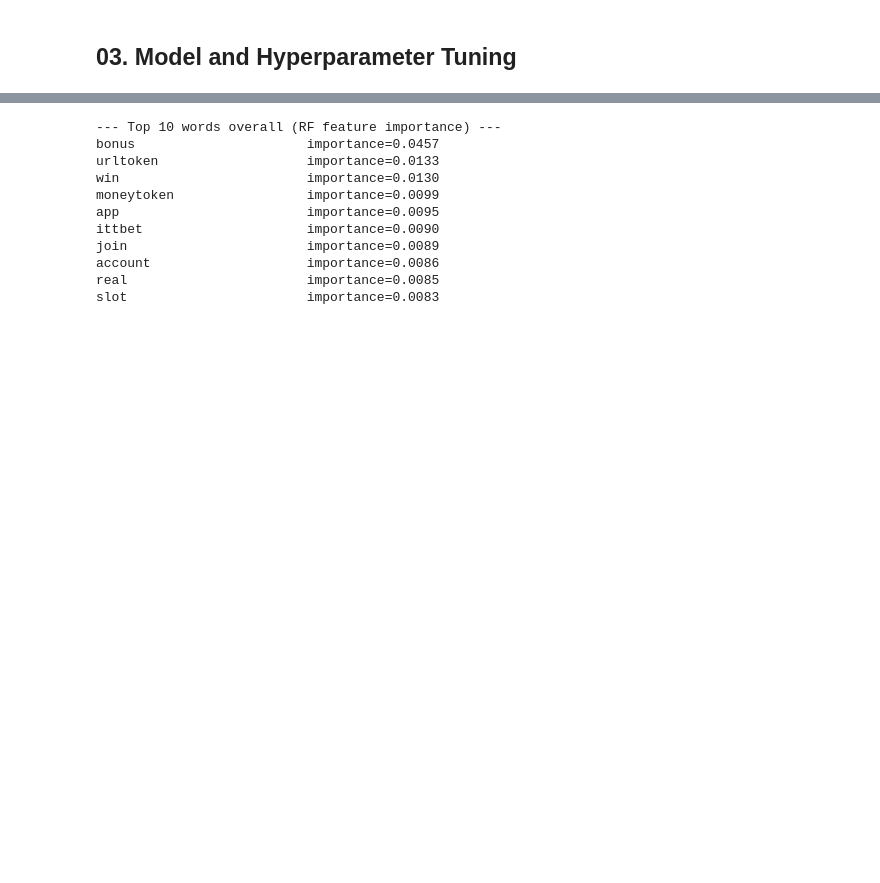
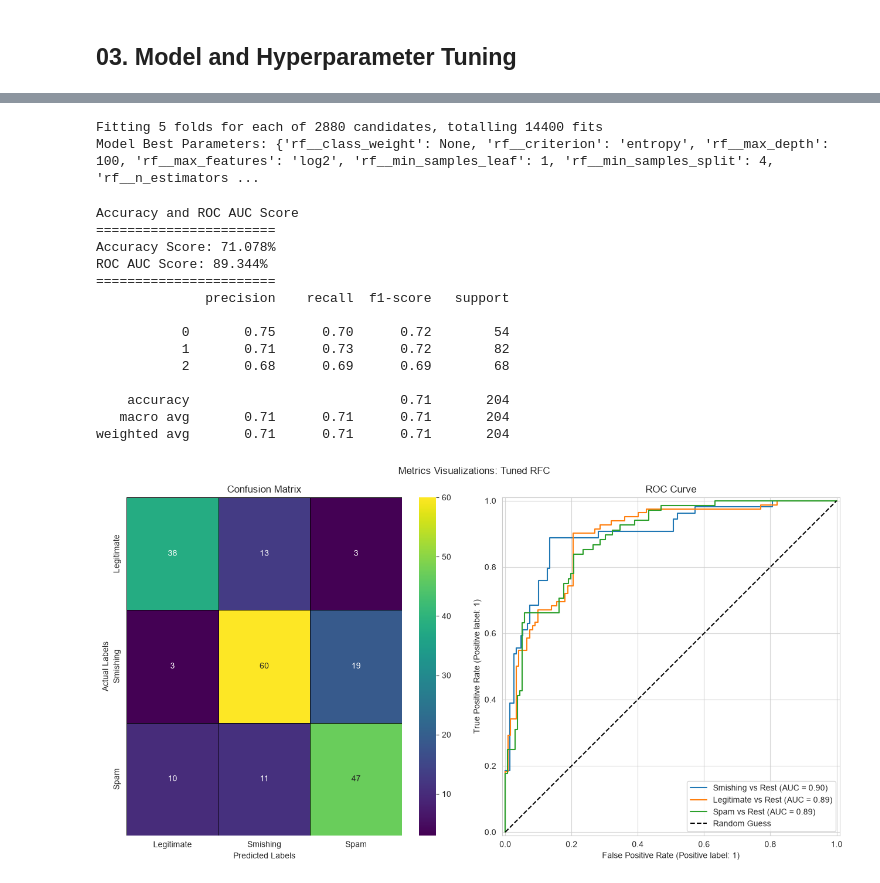
Before and after one commit to leiandrei/sms-smishing-classification, a Jupyter notebook: notebooks/04_model_tuning.ipynb, the cells around one changed output, grey strips where cells are left out. Drawn from its saved outputs; the diff is of its cells as text; code cells hidden in the pictures; blank space fills up the shorter version.

```diff
--- a/notebooks/04_model_tuning.ipynb
+++ b/notebooks/04_model_tuning.ipynb
@@ -230,14 +178,51 @@ Number of correct predictions: 17/20
-# %%
-top_words_overall_rf(rf, 10)
-# %% [output]
---- Top 10 words overall (RF feature importance) ---
-bonus                      importance=0.0457
-urltoken                   importance=0.0133
-win                        importance=0.0130
-moneytoken                 importance=0.0099
-app                        importance=0.0095
-ittbet                     importance=0.0090
-join                       importance=0.0089
-account                    importance=0.0086
-real                       importance=0.0085
-slot                       importance=0.0083
+# %%
+preprocessing = ColumnTransformer([
+    ('text', TfidfVectorizer(ngram_range=(1,4), min_df=2, max_df=0.8, sublinear_tf=True), 'text'),
+    ('scaler', MinMaxScaler(clip=True), numericals),
+    ('bin', 'passthrough', binary_cols)
+])
+
+rf = Pipeline([
+    ('preprocessor', preprocessing),
+    ('rf', RandomForestClassifier())
+])
+
+rf_params = {
+    'rf__criterion' : ['gini', 'entropy', 'log_loss'],
+    'rf__max_depth' : [None, 100, 200, 300, 500],
+    'rf__n_estimators': [100, 200, 400],
+    'rf__min_samples_split': [2, 4, 6, 10],
+    'rf__min_samples_leaf': [1, 2, 4, 8],
+    'rf__max_features': ['sqrt', 'log2'],
+    'rf__class_weight': [None, 'balanced']
+}
+
+best_rf, ypred_rf, yprob_rf = tune_search(
+    X_train, y_train, X_test, train_groups,
+    rf, rf_params
+)
+# %% [output]
+Fitting 5 folds for each of 2880 candidates, totalling 14400 fits
+Model Best Parameters: {'rf__class_weight': None, 'rf__criterion': 'entropy', 'rf__max_depth': 100, 'rf__max_features': 'log2', 'rf__min_samples_leaf': 1, 'rf__min_samples_split': 4, 'rf__n_estimators ...
+# %%
+cm = confusion_matrix(y_test, ypred_rf)
+
+show_metrics(y_test, ypred_rf, yprob_rf)
+visualize_metrics(best_rf, cm, X_test, y_test, 'Tuned RFC',
+                  labels=['Smishing', 'Legitimate', 'Spam'])
+# %% [output]
+Accuracy and ROC AUC Score
+=======================
+Accuracy Score: 71.078%
+ROC AUC Score: 89.344%
+=======================
+              precision    recall  f1-score   support
+
+           0       0.75      0.70      0.72        54
+           1       0.71      0.73      0.72        82
+           2       0.68      0.69      0.69        68
+
+    accuracy                           0.71       204
+   macro avg       0.71      0.71      0.71       204
+weighted avg       0.71      0.71      0.71       204
+[figure, added]
```
Also changed, not shown: parts of 28 cells of this notebook.
